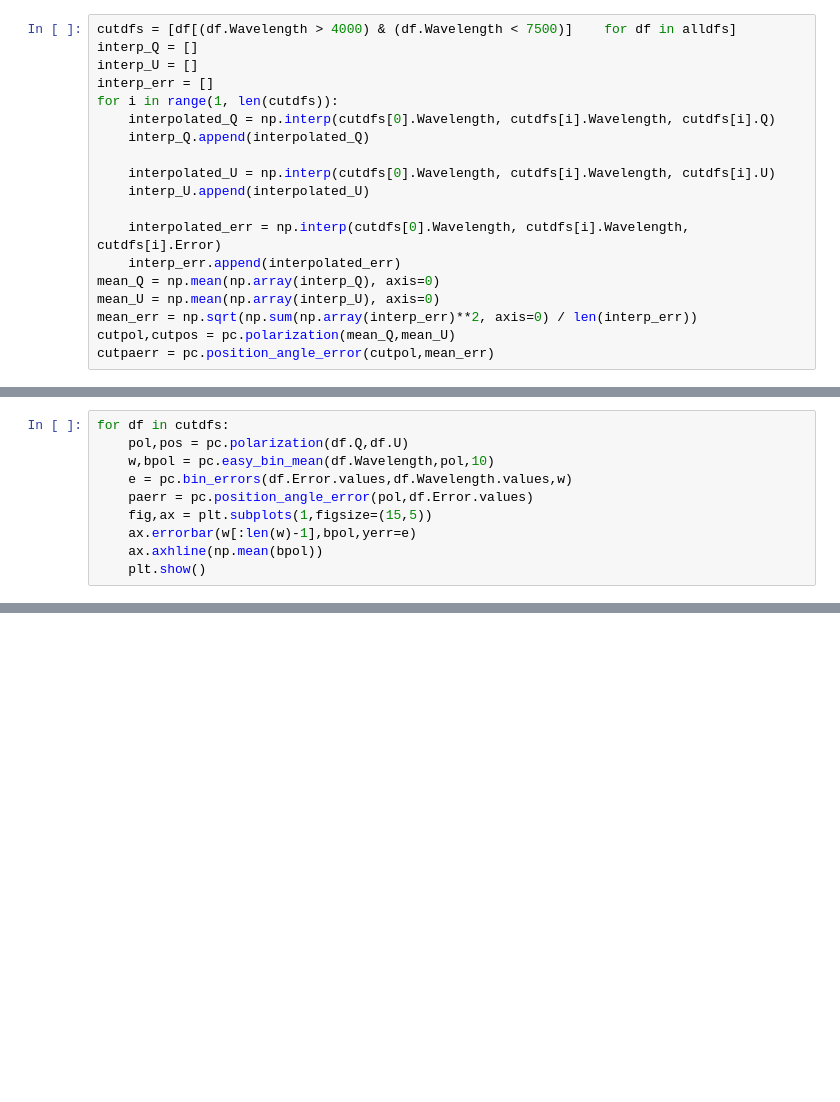
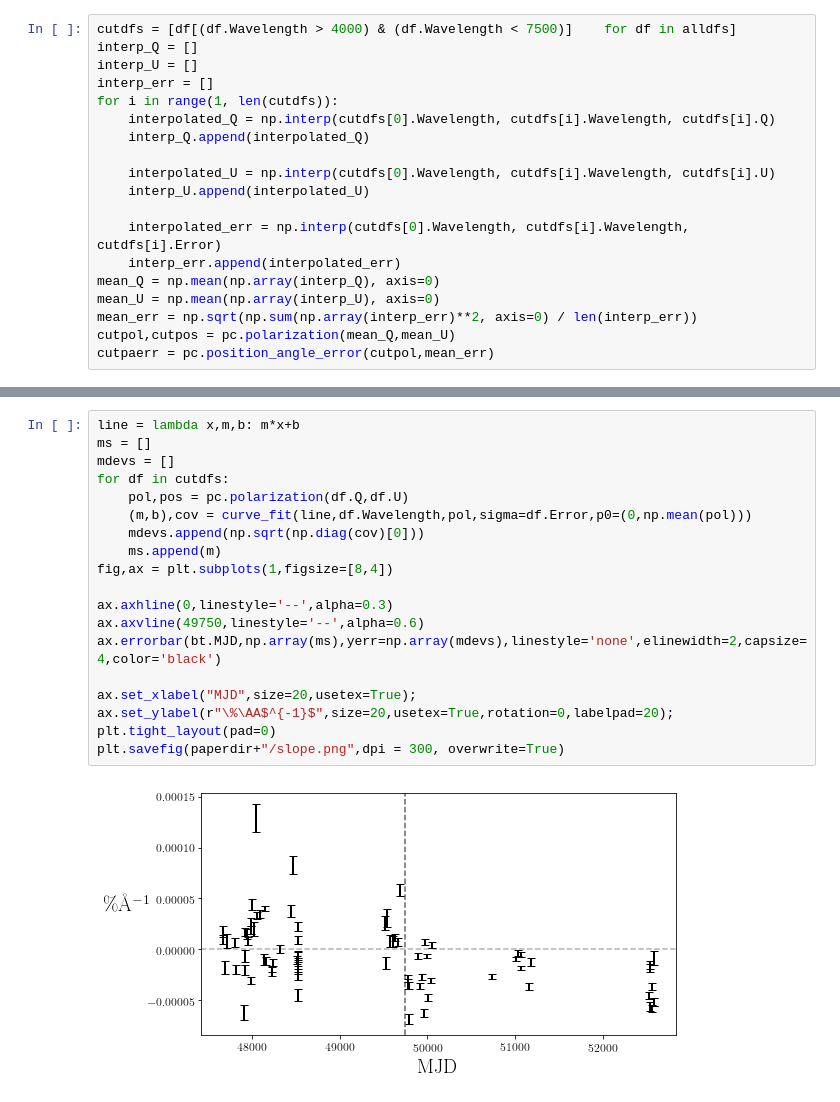
Before and after one commit to KeyanGootkin/P-Cygni-Spectropolarimetry, a Jupyter notebook: Intrinsic.ipynb, the cells around one changed output, grey strips where cells are left out. Drawn from its saved outputs; the diff is of its cells as text; blank space fills up the shorter version.

```diff
--- a/Intrinsic.ipynb
+++ b/Intrinsic.ipynb
@@ -229,10 +216,0 @@ plt.savefig(paperdir+"/intmean.png",dpi=300,overwrite=True)
-# %%
-for df in cutdfs:
-    pol,pos = pc.polarization(df.Q,df.U)
-    w,bpol = pc.easy_bin_mean(df.Wavelength,pol,10)
-    e = pc.bin_errors(df.Error.values,df.Wavelength.values,w)
-    paerr = pc.position_angle_error(pol,df.Error.values)
-    fig,ax = plt.subplots(1,figsize=(15,5))
-    ax.errorbar(w[:len(w)-1],bpol,yerr=e)
-    ax.axhline(np.mean(bpol))
-    plt.show()
@@ -252,0 +217,21 @@ for df in cutdfs:
+# %%
+line = lambda x,m,b: m*x+b
+ms = []
+mdevs = []
+for df in cutdfs:
+    pol,pos = pc.polarization(df.Q,df.U)
+    (m,b),cov = curve_fit(line,df.Wavelength,pol,sigma=df.Error,p0=(0,np.mean(pol)))
+    mdevs.append(np.sqrt(np.diag(cov)[0]))
+    ms.append(m)
+fig,ax = plt.subplots(1,figsize=[8,4])
+
+ax.axhline(0,linestyle='--',alpha=0.3)
+ax.axvline(49750,linestyle='--',alpha=0.6)
+ax.errorbar(bt.MJD,np.array(ms),yerr=np.array(mdevs),linestyle='none',elinewidth=2,capsize=4,color='black')
+
+ax.set_xlabel("MJD",size=20,usetex=True);
+ax.set_ylabel(r"\%\AA$^{-1}$",size=20,usetex=True,rotation=0,labelpad=20);
+plt.tight_layout(pad=0)
+plt.savefig(paperdir+"/slope.png",dpi = 300, overwrite=True)
+# %% [output]
+[figure, added]
```
Also changed, not shown: parts of 14 cells of this notebook, 18 other files.
